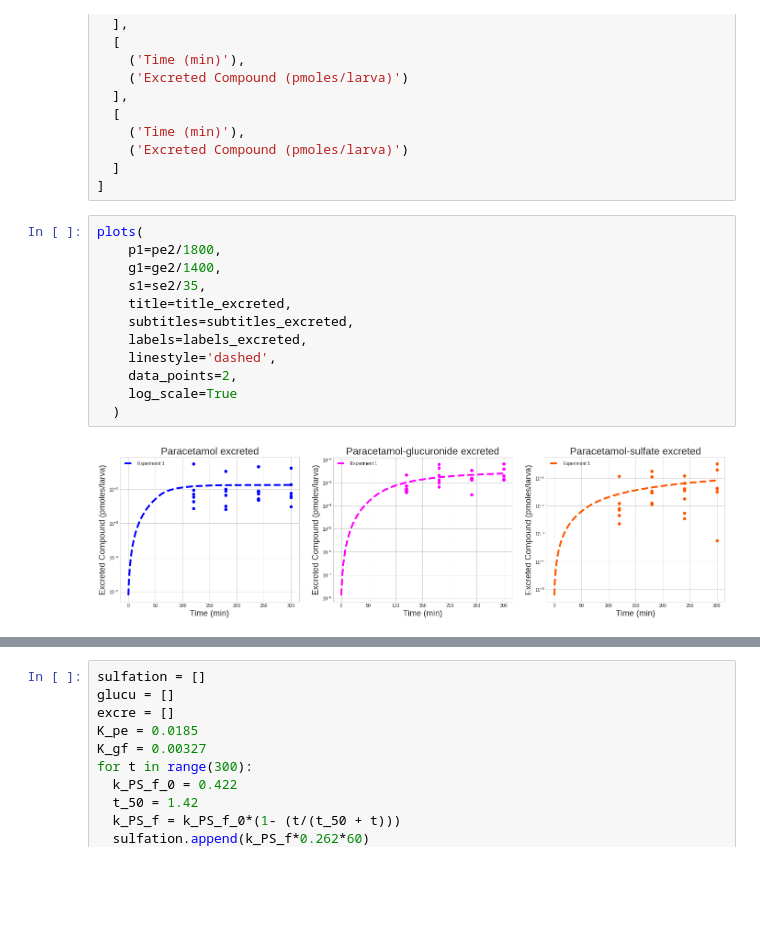
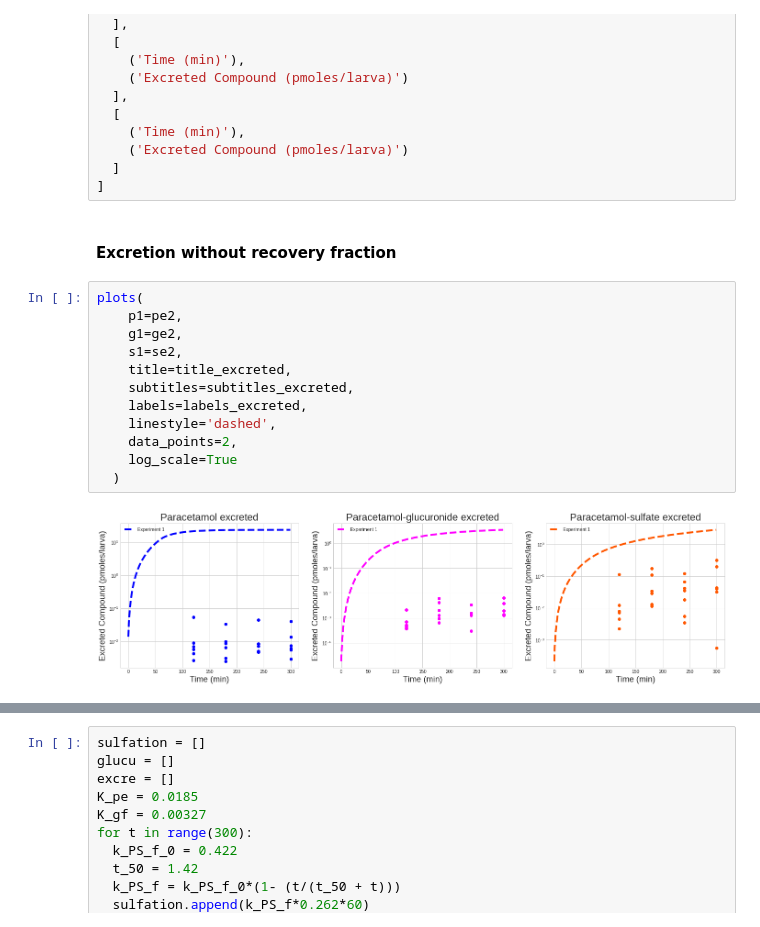
Before and after one commit to OhGreat/pharmacokinetics_with_petri_nets, a Jupyter notebook: visualization.ipynb, the cells around one changed output, grey strips where cells are left out. Drawn from its saved outputs; the diff is of its cells as text; blank space fills up the shorter version.

```diff
--- a/visualization.ipynb
+++ b/visualization.ipynb
@@ -213,17 +215,19 @@ labels_excreted = [
     ('Excreted Compound (pmoles/larva)')
   ]
 ]
+# %% [markdown]
+<h4>Excretion without recovery fraction</h4>
 # %%
 plots(
-    p1=pe2/1800,
-    g1=ge2/1400,
-    s1=se2/35,
+    p1=pe2,
+    g1=ge2,
+    s1=se2,
     title=title_excreted,
     subtitles=subtitles_excreted,
     labels=labels_excreted,
     linestyle='dashed',
     data_points=2,
     log_scale=True
   )
 # %% [output]
-[figure, old version]
+[figure, new version]
```
Also changed, not shown: parts of 9 cells of this notebook.
